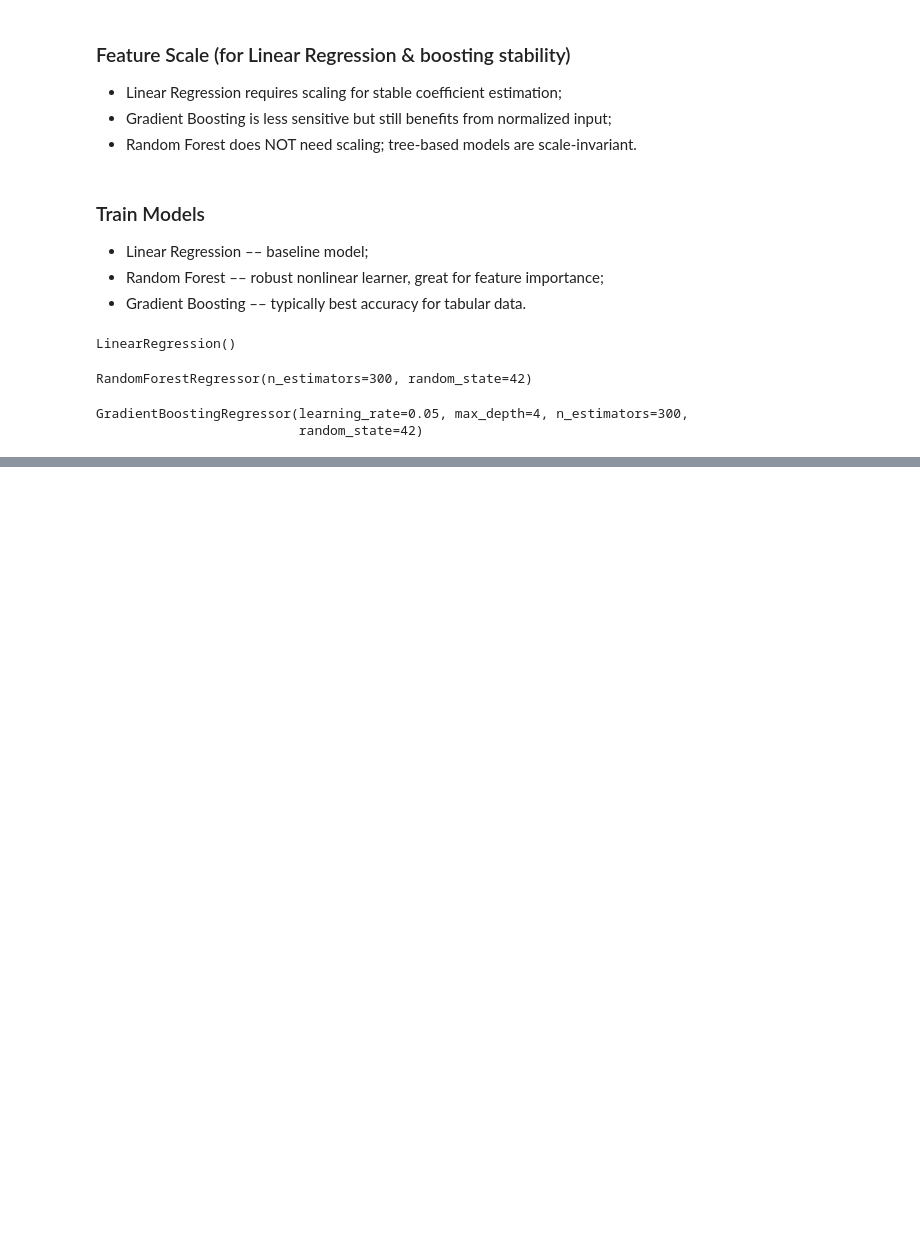
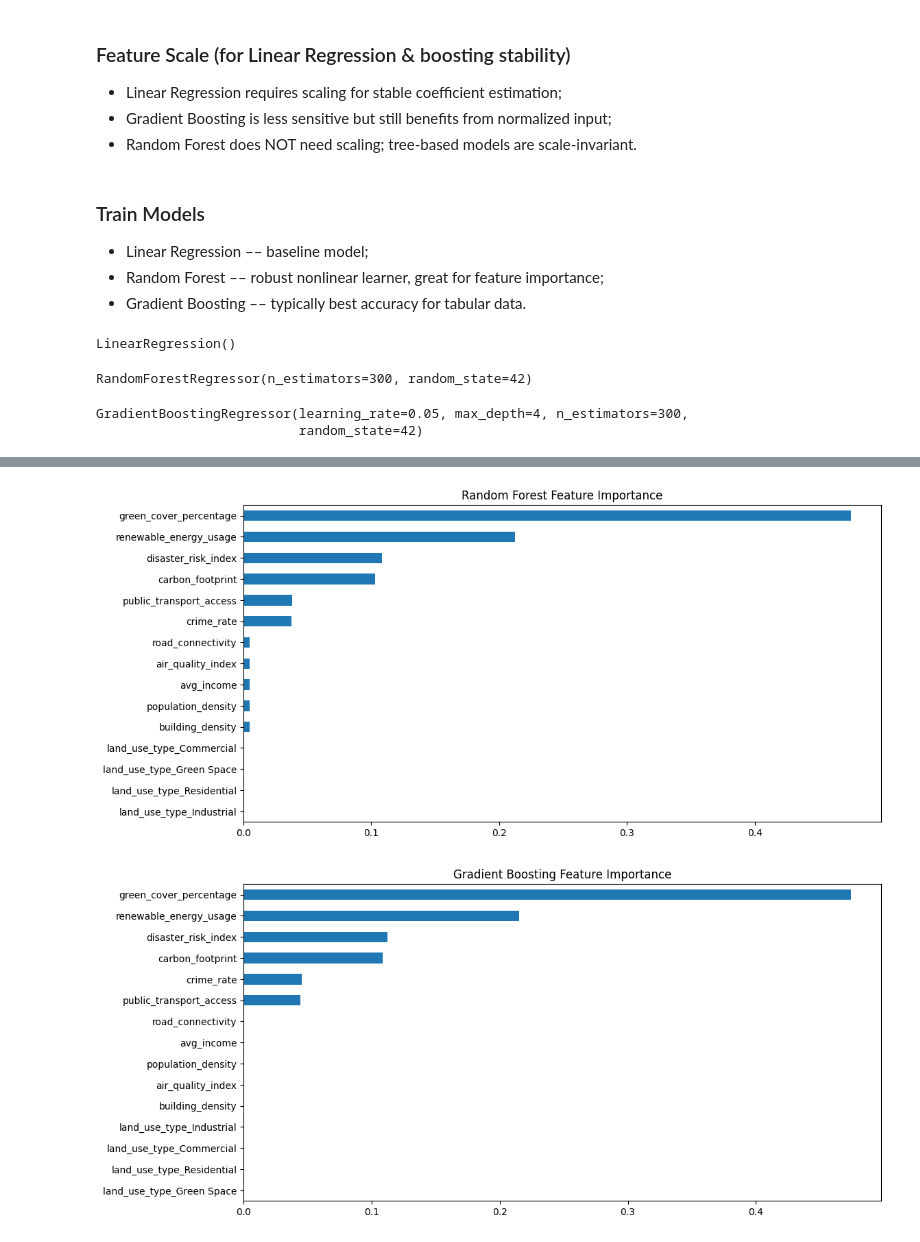
Before and after one commit to skokhan/FDDCitiesofTomorrow, a Jupyter notebook: Notebook/urban_planning_notebook.ipynb, the cells around one changed output, grey strips where cells are left out. Saved outputs shown, nothing was run; the diff lists cells and outputs as text; code cells hidden in the pictures; blank space fills up the shorter version.

```diff
--- a/Notebook/urban_planning_notebook.ipynb
+++ b/Notebook/urban_planning_notebook.ipynb
@@ -387,0 +512,18 @@ GradientBoostingRegressor(learning_rate=0.05, max_depth=4, n_estimators=300,
+# %%
+# Feature Importance (Random Forest + Gradient Boosting)
+importances_rf = pd.Series(rf.feature_importances_, index=X.columns)
+importances_gbr = pd.Series(gbr.feature_importances_, index=X.columns)
+
+# Plotting
+plt.figure(figsize=(12, 6))
+importances_rf.sort_values().plot(kind='barh')
+plt.title("Random Forest Feature Importance")
+plt.show()
+
+plt.figure(figsize=(12, 6))
+importances_gbr.sort_values().plot(kind='barh')
+plt.title("Gradient Boosting Feature Importance")
+plt.show()
+# %% [output]
+[figure, added]
+[figure, added]
```
Also changed, not shown: parts of 13 cells of this notebook.
